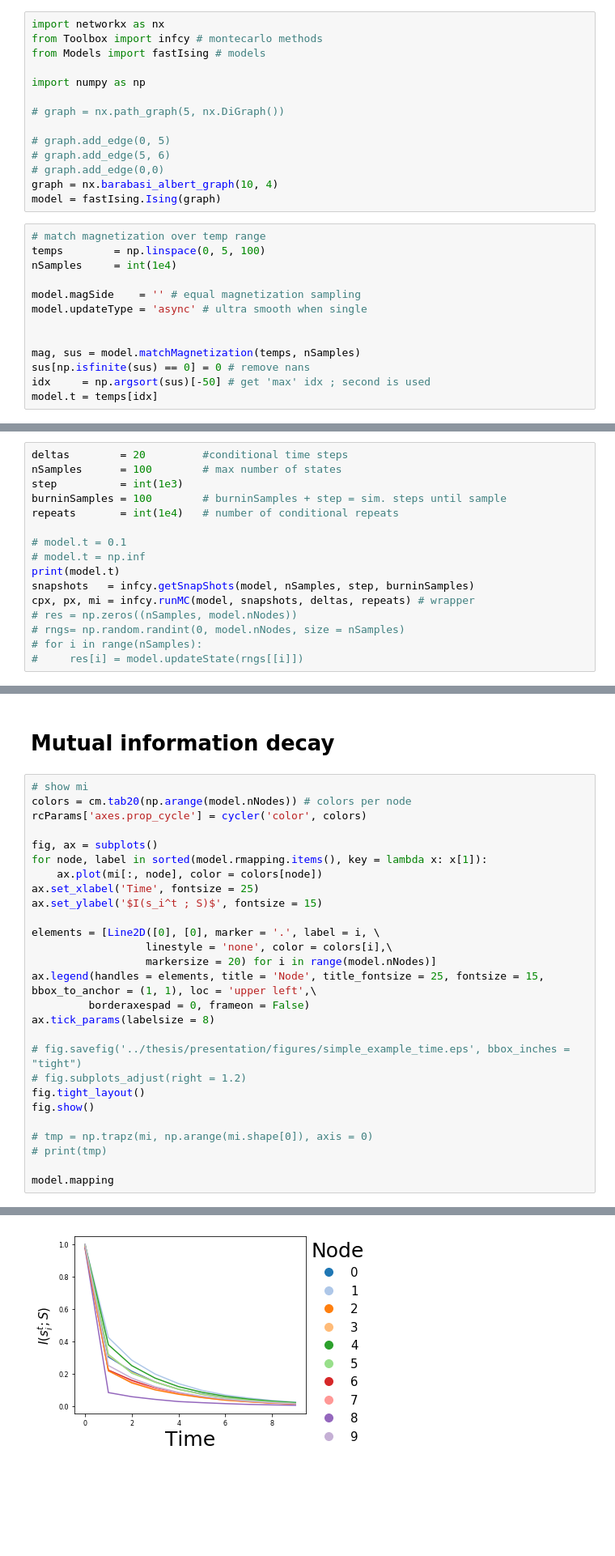
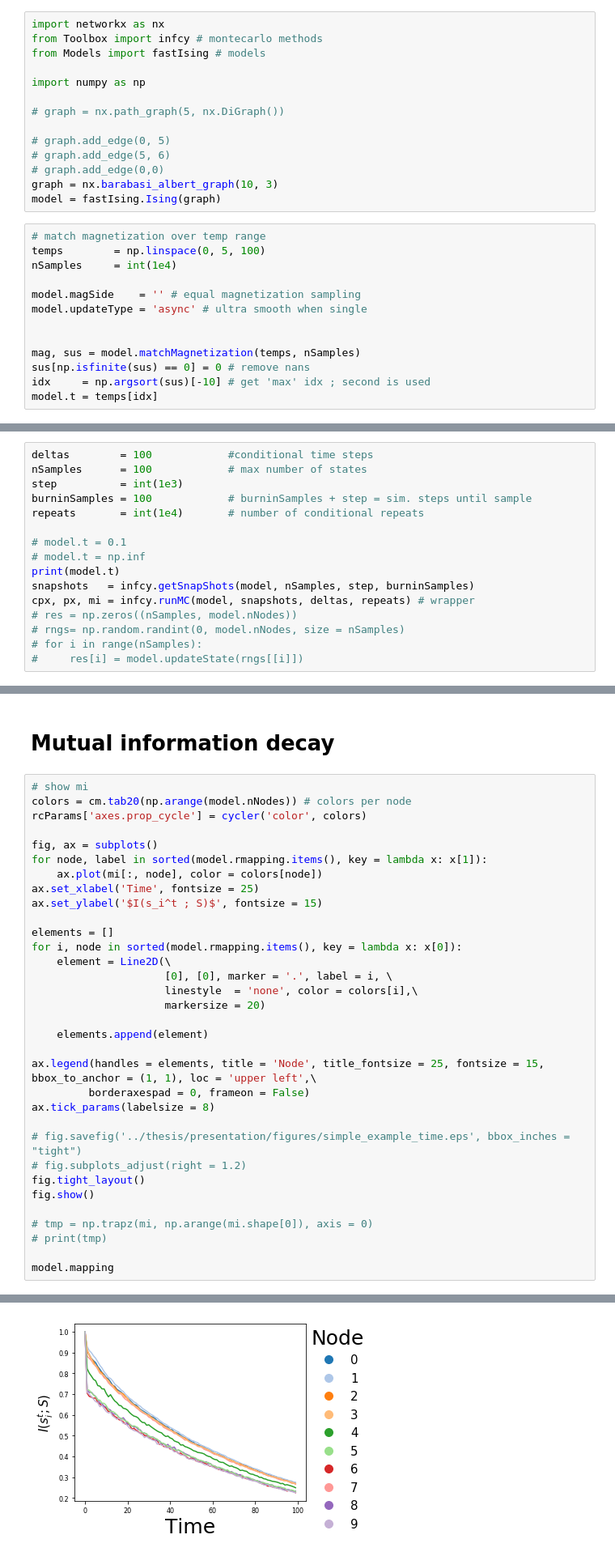
Before and after one commit to cvanelteren/information_impact, a Jupyter notebook: Simple_example.ipynb, the cells around one changed output, grey strips where cells are left out. Shown: that part at 81% size. Cells and saved outputs as stored; diff of their text form; blank space fills up the shorter version.

```diff
--- a/Simple_example.ipynb
+++ b/Simple_example.ipynb
@@ -14,7 +14,7 @@ import numpy as np
 # graph.add_edge(0, 5)
 # graph.add_edge(5, 6)
 # graph.add_edge(0,0)
-graph = nx.barabasi_albert_graph(10, 4)
+graph = nx.barabasi_albert_graph(10, 3)
 model = fastIsing.Ising(graph)
 # %%
 # match magnetization over temp range
@@ -27,16 +27,16 @@ model.updateType = 'async' # ultra smooth when single
 
 mag, sus = model.matchMagnetization(temps, nSamples)
 sus[np.isfinite(sus) == 0] = 0 # remove nans
-idx     = np.argsort(sus)[-50] # get 'max' idx ; second is used
+idx     = np.argsort(sus)[-10] # get 'max' idx ; second is used
 model.t = temps[idx]
 # %% [output]
 Computing mag per t
 # %%
-deltas        = 20         #conditional time steps
-nSamples      = 100        # max number of states
+deltas        = 100            #conditional time steps
+nSamples      = 100            # max number of states
 step          = int(1e3)
-burninSamples = 100        # burninSamples + step = sim. steps until sample
-repeats       = int(1e4)   # number of conditional repeats
+burninSamples = 100            # burninSamples + step = sim. steps until sample
+repeats       = int(1e4)       # number of conditional repeats
 
 # model.t = 0.1
 # model.t = np.inf
@@ -140,9 +138,15 @@ for node, label in sorted(model.rmapping.items(), key = lambda x: x[1]):
 ax.set_xlabel('Time', fontsize = 25)
 ax.set_ylabel('$I(s_i^t ; S)$', fontsize = 15)
 
-elements = [Line2D([0], [0], marker = '.', label = i, \
-                  linestyle = 'none', color = colors[i],\
-                  markersize = 20) for i in range(model.nNodes)]
+elements = []
+for i, node in sorted(model.rmapping.items(), key = lambda x: x[0]):
+    element = Line2D(\
+                     [0], [0], marker = '.', label = i, \
+                     linestyle  = 'none', color = colors[i],\
+                     markersize = 20)
+
+    elements.append(element)
+
 ax.legend(handles = elements, title = 'Node', title_fontsize = 25, fontsize = 15, bbox_to_anchor = (1, 1), loc = 'upper left',\
          borderaxespad = 0, frameon = False)
 ax.tick_params(labelsize = 8)
@@ -161 +165 @@ model.mapping
-[figure, old version]
+[figure, new version]
```
Also changed, not shown: parts of 4 cells of this notebook, 1 other file.
